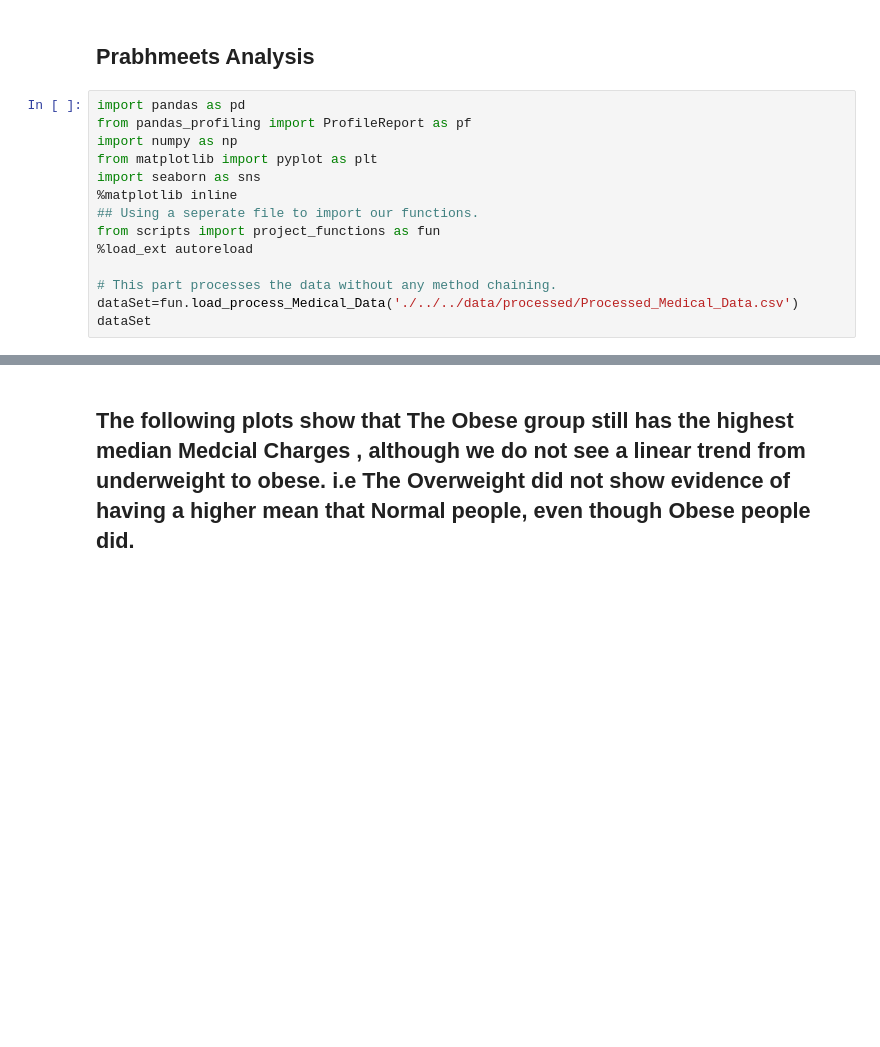
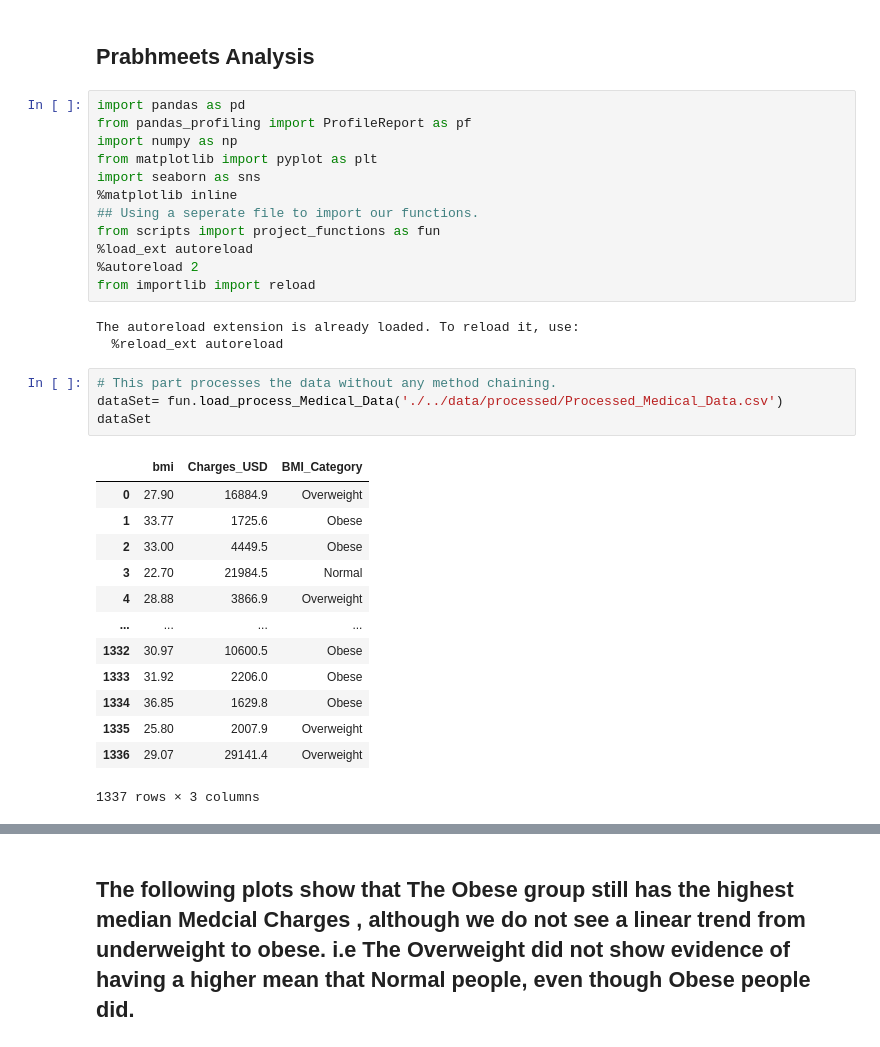
Before and after one commit to data301-2021-summer2/group29-project, a Jupyter notebook: analysis/FinalAnalysis.ipynb, the cells around one changed output, grey strips where cells are left out. Cells and saved outputs as stored; diff of their text form; blank space fills up the shorter version.

```diff
--- a/analysis/FinalAnalysis.ipynb
+++ b/analysis/FinalAnalysis.ipynb
@@ -12,7 +12,26 @@ import seaborn as sns
 ## Using a seperate file to import our functions.
 from scripts import project_functions as fun
 %load_ext autoreload
-
-# This part processes the data without any method chaining.
-dataSet=fun.load_process_Medical_Data('./../../data/processed/Processed_Medical_Data.csv')
-dataSet
+%autoreload 2
+from importlib import reload
+# %% [output]
+The autoreload extension is already loaded. To reload it, use:
+  %reload_ext autoreload
+# %%
+# This part processes the data without any method chaining.
+dataSet= fun.load_process_Medical_Data('./../data/processed/Processed_Medical_Data.csv')
+dataSet
+# %% [output]
+|  | bmi | Charges_USD | BMI_Category |
+| 0 | 27.90 | 16884.9 | Overweight |
+| 1 | 33.77 | 1725.6 | Obese |
+| 2 | 33.00 | 4449.5 | Obese |
+| 3 | 22.70 | 21984.5 | Normal |
+| 4 | 28.88 | 3866.9 | Overweight |
+| ... | ... | ... | ... |
+| 1332 | 30.97 | 10600.5 | Obese |
+| 1333 | 31.92 | 2206.0 | Obese |
+| 1334 | 36.85 | 1629.8 | Obese |
+| 1335 | 25.80 | 2007.9 | Overweight |
+| 1336 | 29.07 | 29141.4 | Overweight |
+1337 rows × 3 columns
```
Also changed, not shown: parts of 6 cells of this notebook, 8 other files.
